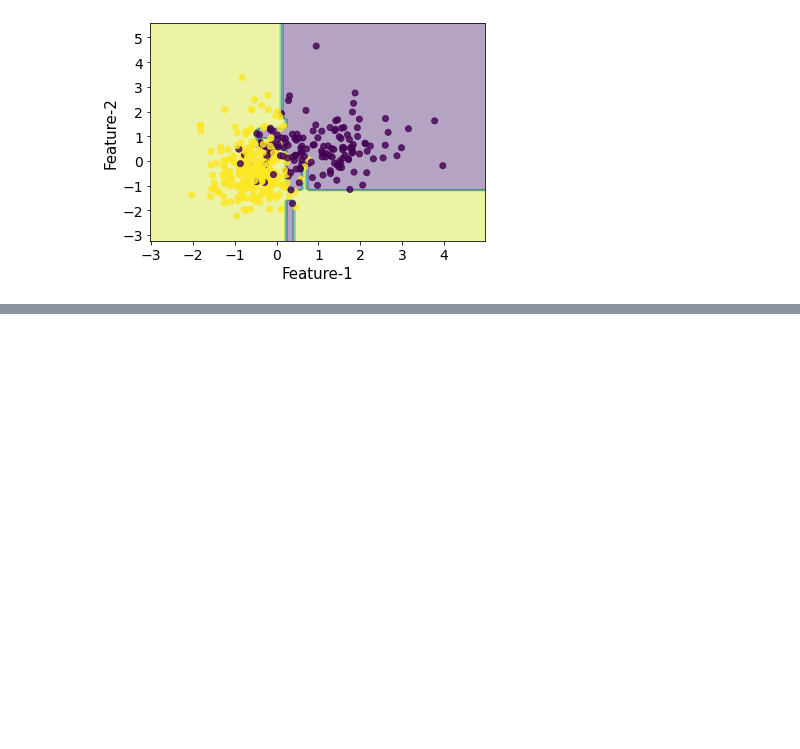
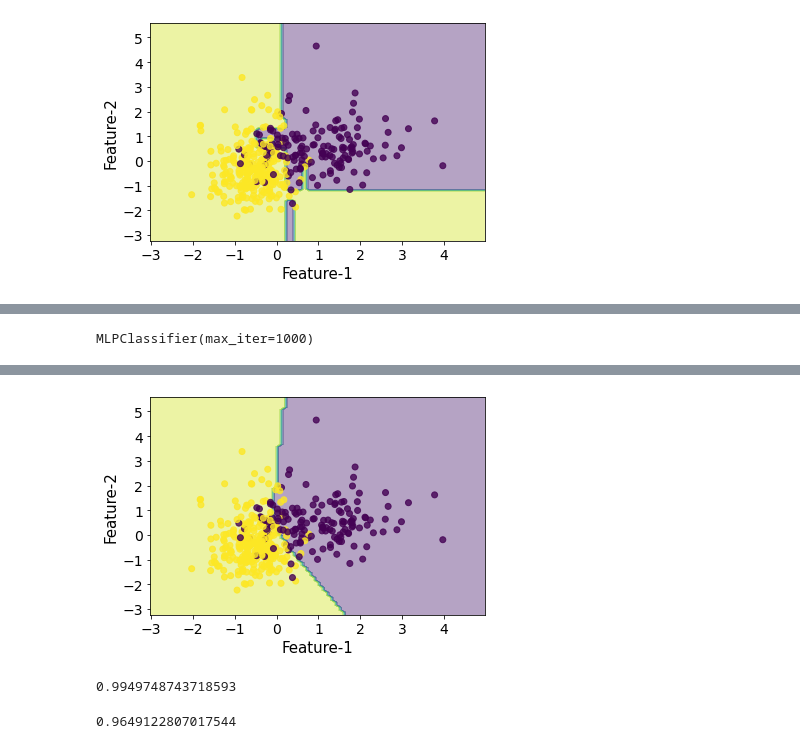
Before and after one commit to arturiaxnight/TSGH2021-AI, a Jupyter notebook: Lecture2_DT_SVM_DNN.ipynb, the cells around one changed output, grey strips where cells are left out. Saved outputs shown, nothing was run; the diff lists cells and outputs as text; code cells hidden in the pictures; blank space fills up the shorter version.

```diff
--- a/Lecture2_DT_SVM_DNN.ipynb
+++ b/Lecture2_DT_SVM_DNN.ipynb
@@ -127,0 +157,9 @@ utils.plot_decision_boundaries(X_train,y_train,DecisionTreeClassifier)
+# %%
+dnn = MLPClassifier(max_iter=1000)
+# %%
+dnn.fit(X_train,y_train)
+# %% [output]
+MLPClassifier(max_iter=1000)
+# %%
+utils.plot_decision_boundaries(X_train,y_train,MLPClassifier)
+# %% [output]
@@ -127,0 +167,9 @@ utils.plot_decision_boundaries(X_train,y_train,DecisionTreeClassifier)
+[figure, added]
+# %%
+dnn.score(X_train,y_train)
+# %% [output]
+0.9949748743718593
+# %%
+dnn.score(X_test,y_test)
+# %% [output]
+0.9649122807017544
```
Also changed, not shown: parts of 10 cells of this notebook.
